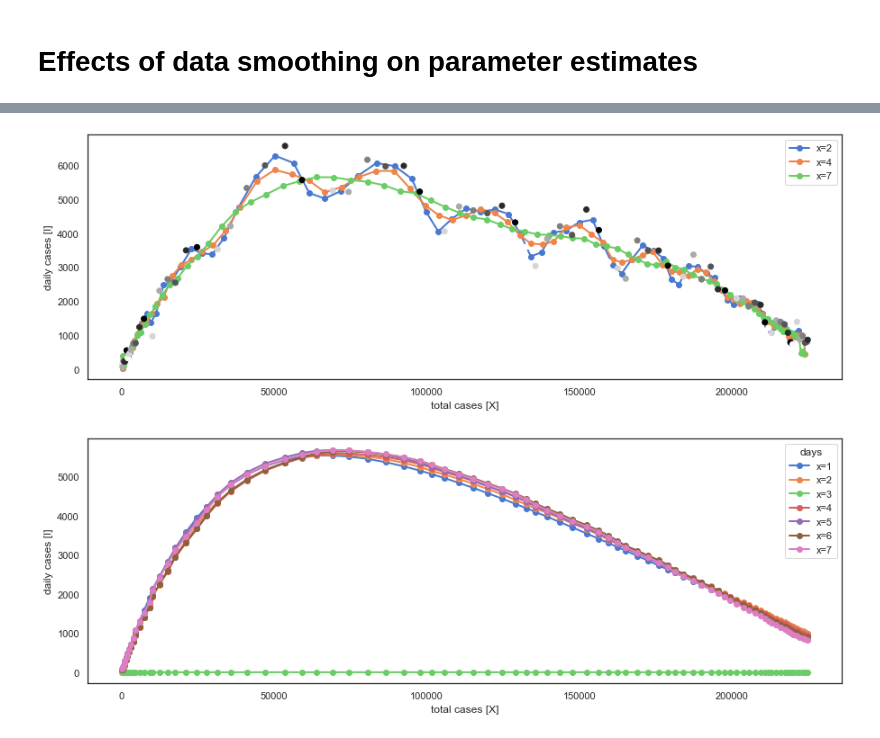
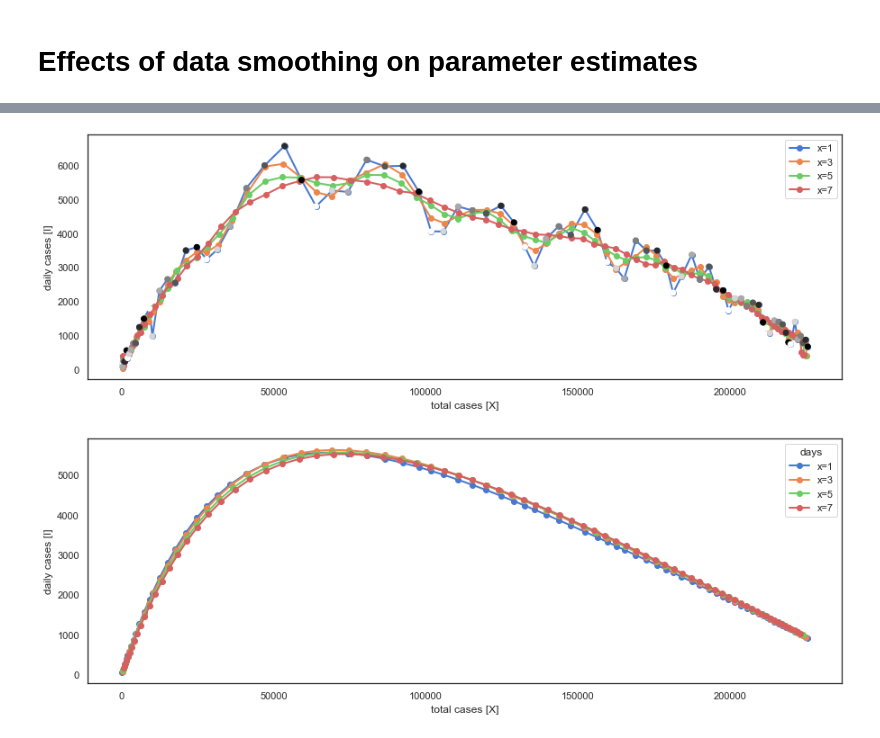
Before and after one commit to dimarkov/SIRCovid19, a Jupyter notebook: smoothing_data.ipynb, the cells around one changed output, grey strips where cells are left out. Saved outputs shown, nothing was run; the diff lists cells and outputs as text; code cells hidden in the pictures.

```diff
--- a/smoothing_data.ipynb
+++ b/smoothing_data.ipynb
@@ -28,4 +22,10 @@ def fun_I(x, aX, aI, g0):
 # %%
+def fun_I(x, aX, aI, g0):
+    par1 = (g0 + aX)/(g0 - aI)
+    par2 = (1 + aX)/aI
+
+    return par1 * x + (par1 + par2) * (np.exp(np.log(1 - x) * aI/g0) - 1)
+
 def static(N, data, obs=None):
     """
     :param int T: number of measured data points
@@ -37,7 +37,7 @@ def static(N, data, obs=None):
 
     # infer the fraction of the total population that can be infected. With this we also assume a possible
     # presence of social, biological or geographical barriers to the disease spreading.
-    f = npyro.sample('f', dist.HalfCauchy(.1))
+    f = npyro.sample('f', dist.Exponential(1.))
     normalisation_factor = npyro.deterministic('nf', f * float(N))
 
     X_data = data['X']
@@ -50,7 +50,6 @@ def static(N, data, obs=None):
 
     I_pred = normalisation_factor * fun_I(X_data/normalisation_factor, a_X, a_I, g0)
 
-
     I_pred = npyro.deterministic('I', np.where(I_pred > 0, I_pred, 1.))
 
     # measurement errors
@@ -133,7 +115,7 @@ days = pd.to_datetime(df_national.date, infer_datetime_format=True).dt.dayofweek
 
 fig, axes = plt.subplots(1, 1, figsize=(15, 5))
 
-for x in [2, 4, 7]:
+for x in [1, 3, 5, 7]:
     X = df_national.X.rolling(window=x, min_periods=1, center=True).mean()
     I = np.diff(np.concatenate([np.zeros(1), X.values], -1), axis=-1)
     axes.plot(X, I, 'o-', label='x={}'.format(x), lw=2)
@@ -146,7 +128,7 @@ axes.legend();
 
 fig.savefig('smoothing.png', dpi=300)
 # %% [output]
-[figure, old version]
+[figure, new version]
 # %%
 # fitting the static model
 num_warmup = 1000
@@ -155,36 +137,39 @@ num_samples = 1000
 N = df_N.Population.sum()
 samples = {}
 rng_key = random.PRNGKey(2441245)
-for x in [1, 2, 3, 4, 5, 6, 7]:
-
-    X = df_national.X.rolling(window=x, min_periods=1, center=True).mean().values
-    I = np.diff(np.concatenate([np.zeros(1), X], -1), axis=-1)
-
-#     I = np.array(df_national.I.rolling(window=x, min_periods=1, center=True).mean().iloc[x-1:].values)
-#     X = np.array(df_national.X.iloc[x-1:].values)
+for x in [1, 3, 5, 7]:
+    I = np.array(df_national.I.rolling(window=x, center=True).mean().values)
+    X = np.array(df_national.X.rolling(window=x, center=True).mean().values)
+    if x > 1:
+        l = (x - 1) // 2
+        I = I[l:-l]
+        X = X[l:-l]
 
     data = {'X': np.array(X),
             'I': np.array(I)}
 
-    obs = I
+    obs = np.where(np.nan_to_num(I) > 0, I, 1.)
 
     nuts = NUTS(static, dense_mass=True, target_accept_prob=.9)
     mcmc = MCMC(nuts, num_warmup, num_samples)
     mcmc.run(rng_key, N=N, data=data, obs=obs)
-#     mcmc.print_summary()
     samples[x] = mcmc.get_samples()
 # %%
 fig, axes = plt.subplots(1, 1, figsize=(15, 5))
 
 for x in samples:
-    X = df_national['X']
+    X = df_national.X.rolling(window=x, center=True).mean().values
+    if x > 1:
+        l = (x-1) // 2
+        X =X[l:-l]
+
     axes.plot(X, samples[x]['I'].mean(0), 'o-', label='x={}'.format(x), lw=2)
 
 axes.set_ylabel('daily cases [I]');
 axes.set_xlabel('total cases [X]');
 axes.legend(title='days');
 # %% [output]
-[figure, old version]
+[figure, new version]
 # %%
 fig, axes = plt.subplots(3, 1, figsize=(15, 10), sharex=True)
 
```
Also changed, not shown: parts of 4 cells of this notebook.
